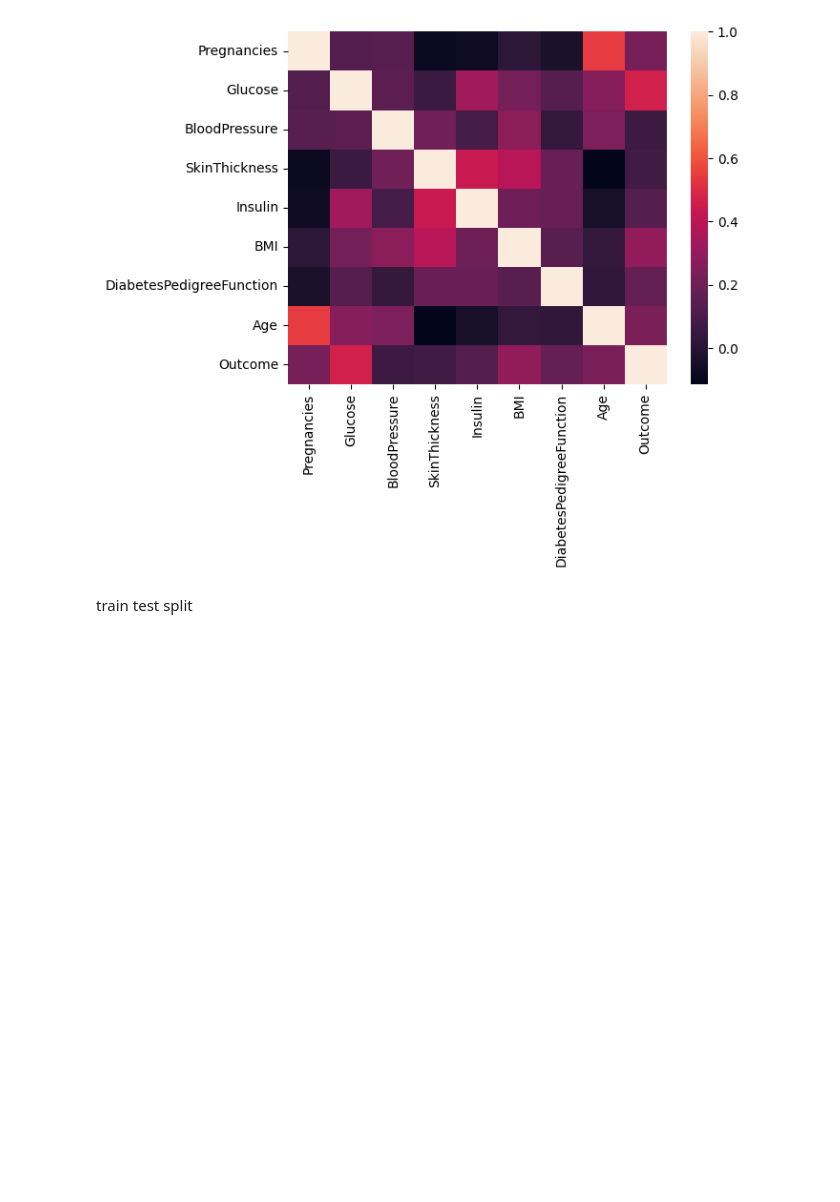
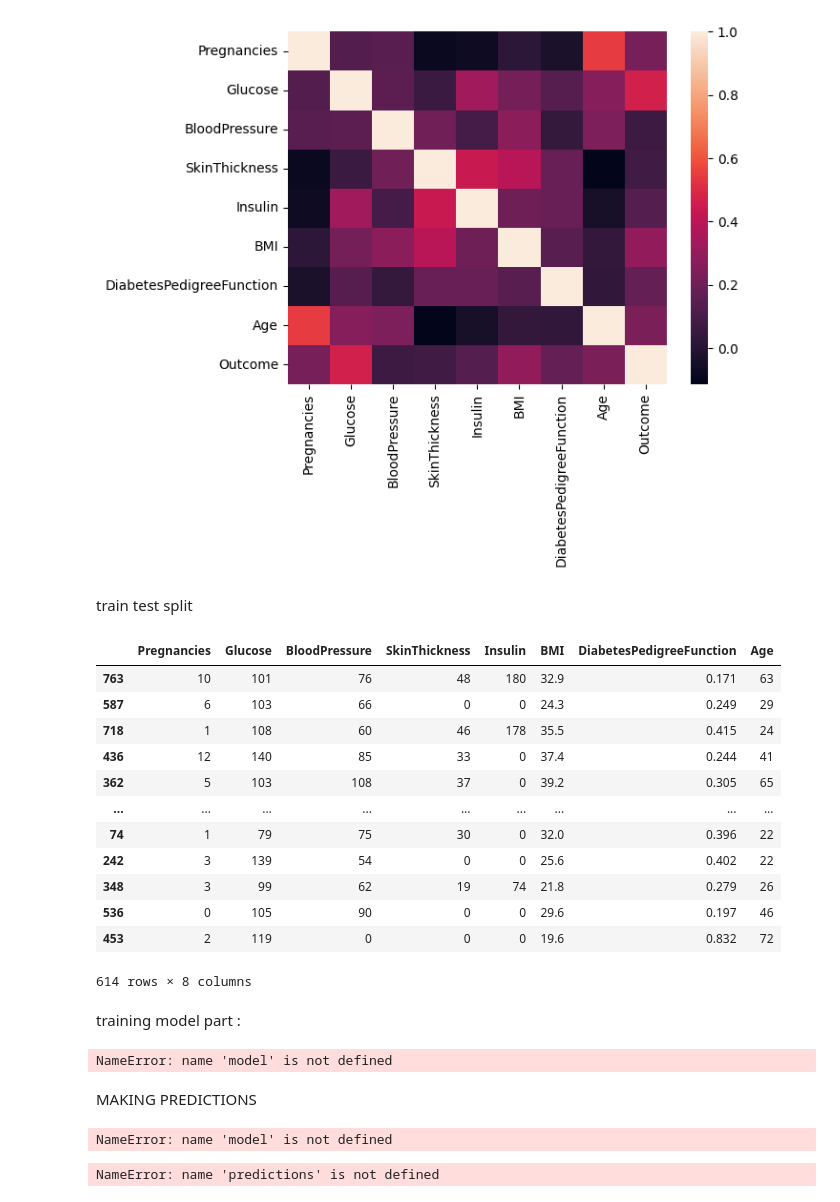
Before and after one commit to dboysavior/Distributed_Systems_Principles_and_Paradigms_4th_Edition_Maarten-, a Jupyter notebook: diabetesss.ipynb, the cells around one changed output. Saved outputs shown, nothing was run; the diff lists cells and outputs as text; code cells hidden in the pictures; blank space fills up the shorter version.

```diff
--- a/diabetesss.ipynb
+++ b/diabetesss.ipynb
@@ -68,7 +66,38 @@ sns.heatmap(correlation)
 # %% [markdown]
 train test split
 # %%
-X = data.drop("outcome" , axis=1)
-Y =data['outcome']
-X_train, X_test, Y_train, Y_test = train_test_split(X, Y, test_size=0.2 )
-X_tarin
+X = data.drop("Outcome", axis=1)
+Y = data["Outcome"]
+X_train, X_test, Y_train, Y_test = train_test_split(X, Y, test_size=0.2)
+X_train
+# %% [output]
+|  | Pregnancies | Glucose | BloodPressure | SkinThickness | Insulin | BMI | DiabetesPedigreeFunction | Age |
+| 763 | 10 | 101 | 76 | 48 | 180 | 32.9 | 0.171 | 63 |
+| 587 | 6 | 103 | 66 | 0 | 0 | 24.3 | 0.249 | 29 |
+| 718 | 1 | 108 | 60 | 46 | 178 | 35.5 | 0.415 | 24 |
+| 436 | 12 | 140 | 85 | 33 | 0 | 37.4 | 0.244 | 41 |
+| 362 | 5 | 103 | 108 | 37 | 0 | 39.2 | 0.305 | 65 |
+| ... | ... | ... | ... | ... | ... | ... | ... | ... |
+| 74 | 1 | 79 | 75 | 30 | 0 | 32.0 | 0.396 | 22 |
+| 242 | 3 | 139 | 54 | 0 | 0 | 25.6 | 0.402 | 22 |
+| 348 | 3 | 99 | 62 | 19 | 74 | 21.8 | 0.279 | 26 |
+| 536 | 0 | 105 | 90 | 0 | 0 | 29.6 | 0.197 | 46 |
+| 453 | 2 | 119 | 0 | 0 | 0 | 19.6 | 0.832 | 72 |
+614 rows × 8 columns
+# %% [markdown]
+training model part :
+# %%
+model = LogisticReression()
+model.fit(X_train, Y_train)
+# %% [output]
+NameError: name 'model' is not defined
+# %% [markdown]
+MAKING PREDICTIONS
+# %%
+predictions = model.predict(X_test)
+# %% [output]
+NameError: name 'model' is not defined
+# %%
+print(predictions)
+# %% [output]
+NameError: name 'predictions' is not defined
```
Also changed, not shown: parts of 1 cell of this notebook.
